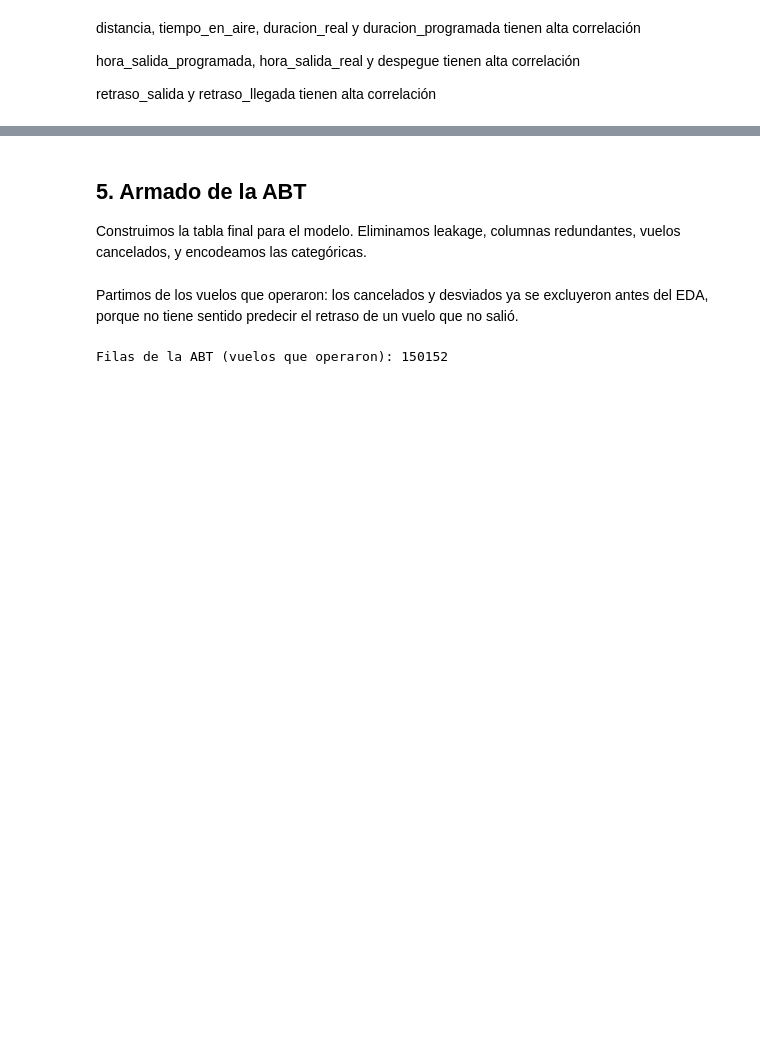
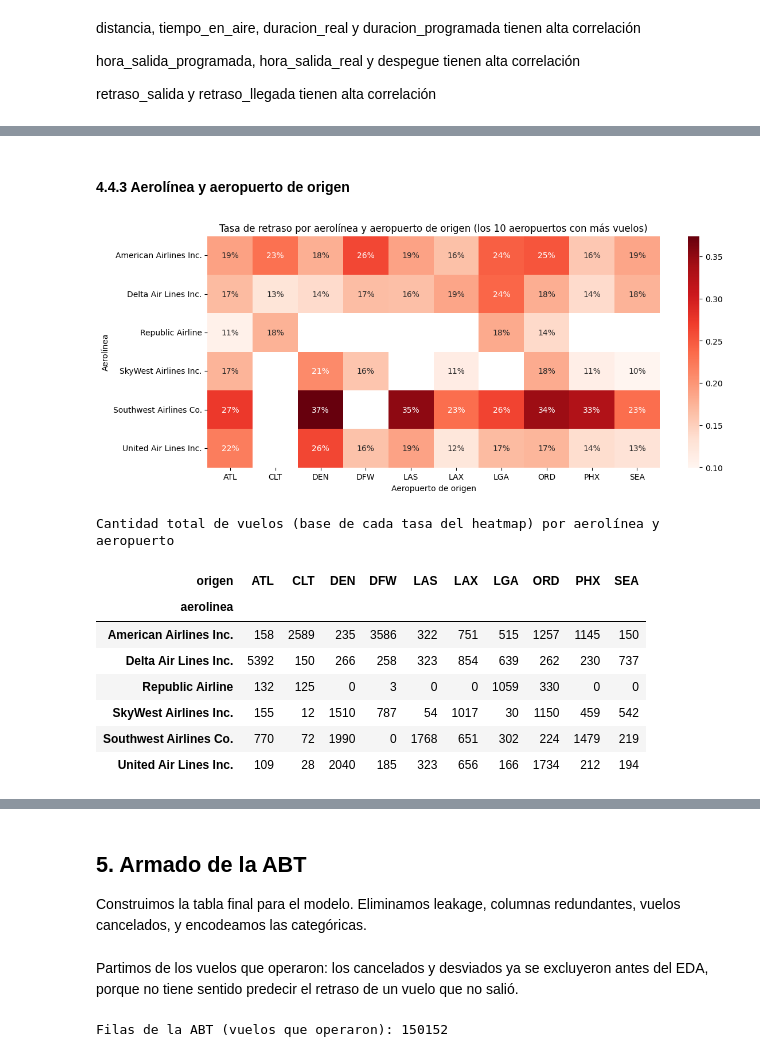
Before and after one commit to Guadacarro/TP_IA, a Jupyter notebook: tp.ipynb, the cells around one changed output, grey strips where cells are left out. Drawn from its saved outputs; the diff is of its cells as text; code cells hidden in the pictures; blank space fills up the shorter version.

```diff
--- a/tp.ipynb
+++ b/tp.ipynb
@@ -1528,0 +1560,34 @@ En este caso no identificamos una gran cantidad de variables correlacionadas, po
+# %% [markdown]
+#### 4.4.3 Aerolínea y aeropuerto de origen
+# %%
+# Tasa de retraso por aerolínea y aeropuerto de origen (los de mayor volumen)
+top_aerolineas = df_2022['aerolinea'].value_counts().head(6).index
+top_aeropuertos = df_2022['origen'].value_counts().head(10).index
+
+sub = df_2022[df_2022['aerolinea'].isin(top_aerolineas) & df_2022['origen'].isin(top_aeropuertos)]
+
+tasa_aero_orig = sub.pivot_table(index='aerolinea', columns='origen', values='retrasado', aggfunc='mean')
+vuelos_aero_orig = sub.pivot_table(index='aerolinea', columns='origen', values='retrasado', aggfunc='size')
+
+plt.figure(figsize=(12, 5))
+sns.heatmap(tasa_aero_orig, annot=True, fmt='.0%', cmap='Reds',
+            mask=vuelos_aero_orig.isna() | (vuelos_aero_orig < 100))
+plt.title('Tasa de retraso por aerolínea y aeropuerto de origen (los 10 aeropuertos con más vuelos)')
+plt.xlabel('Aeropuerto de origen')
+plt.ylabel('Aerolínea')
+plt.tight_layout()
+plt.show()
+
+print("Cantidad total de vuelos (base de cada tasa del heatmap) por aerolínea y aeropuerto")
+display(vuelos_aero_orig.fillna(0).astype(int))
+# %% [output]
+[figure, added]
+Cantidad total de vuelos (base de cada tasa del heatmap) por aerolínea y aeropuerto
+| origen | ATL | CLT | DEN | DFW | LAS | LAX | LGA | ORD | PHX | SEA |
+| aerolinea |  |  |  |  |  |  |  |  |  |  |
+| American Airlines Inc. | 158 | 2589 | 235 | 3586 | 322 | 751 | 515 | 1257 | 1145 | 150 |
+| Delta Air Lines Inc. | 5392 | 150 | 266 | 258 | 323 | 854 | 639 | 262 | 230 | 737 |
+| Republic Airline | 132 | 125 | 0 | 3 | 0 | 0 | 1059 | 330 | 0 | 0 |
+| SkyWest Airlines Inc. | 155 | 12 | 1510 | 787 | 54 | 1017 | 30 | 1150 | 459 | 542 |
+| Southwest Airlines Co. | 770 | 72 | 1990 | 0 | 1768 | 651 | 302 | 224 | 1479 | 219 |
+| United Air Lines Inc. | 109 | 28 | 2040 | 185 | 323 | 656 | 166 | 1734 | 212 | 194 |
```
Also changed, not shown: parts of 24 cells of this notebook.
